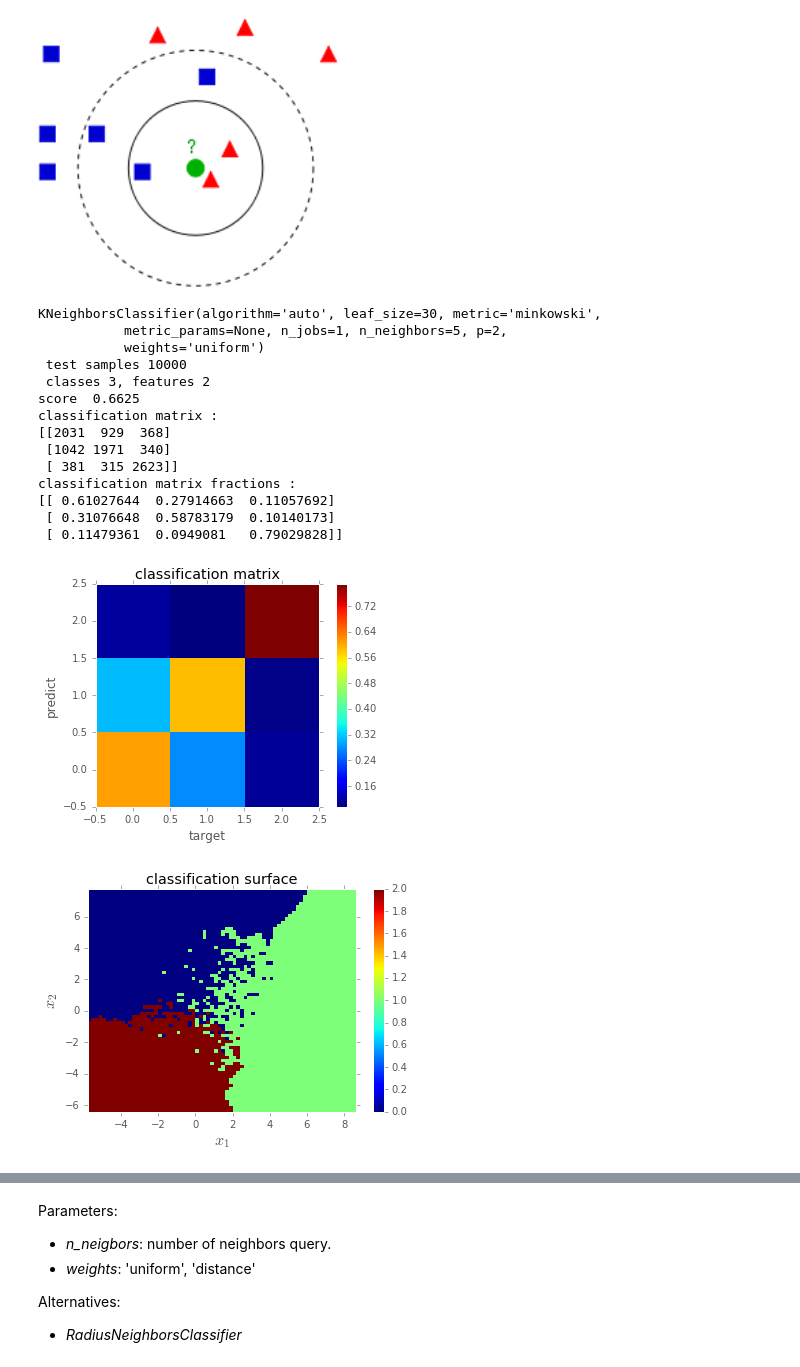
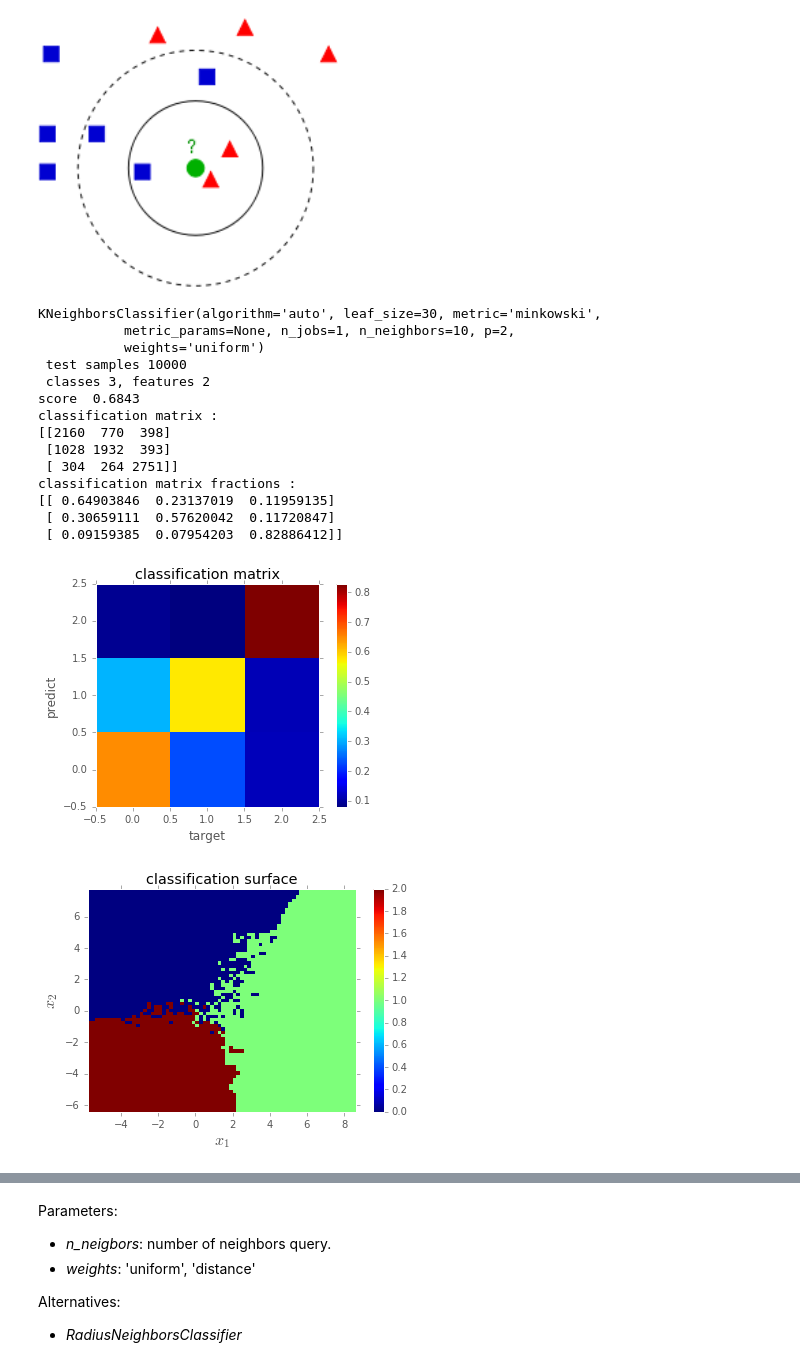
Before and after one commit to jahernando/uscdatanacourse, a Jupyter notebook: MVA.ipynb, the cells around one changed output, grey strips where cells are left out. Saved outputs shown, nothing was run; the diff lists cells and outputs as text; code cells hidden in the pictures.

```diff
--- a/MVA.ipynb
+++ b/MVA.ipynb
@@ -377,28 +377,28 @@ display(Image('figs/kNN.png',width=300))
 # %%
 # import the neighbors ml method
 import sklearn.neighbors as neighbors
 
 # create the classifier
-knn = neighbors.KNeighborsClassifier()
+knn = neighbors.KNeighborsClassifier(n_neighbors=10)
 
 # train the classifier
 knn.fit(X_train, y_train)
 
 cc = ana_classifier(knn, X_test, y_test)
 # %% [output]
 KNeighborsClassifier(algorithm='auto', leaf_size=30, metric='minkowski',
-           metric_params=None, n_jobs=1, n_neighbors=5, p=2,
+           metric_params=None, n_jobs=1, n_neighbors=10, p=2,
            weights='uniform')
  test samples 10000
  classes 3, features 2
-score  0.6625
+score  0.6843
 classification matrix :
-[[2031  929  368]
- [1042 1971  340]
- [ 381  315 2623]]
+[[2160  770  398]
+ [1028 1932  393]
+ [ 304  264 2751]]
 classification matrix fractions :
-[[ 0.61027644  0.27914663  0.11057692]
- [ 0.31076648  0.58783179  0.10140173]
- [ 0.11479361  0.0949081   0.79029828]]
+[[ 0.64903846  0.23137019  0.11959135]
+ [ 0.30659111  0.57620042  0.11720847]
+ [ 0.09159385  0.07954203  0.82886412]]
-[figure, old version]
+[figure, new version]
-[figure, old version]
+[figure, new version]
```
Also changed, not shown: parts of 5 cells of this notebook, 3 other files.
